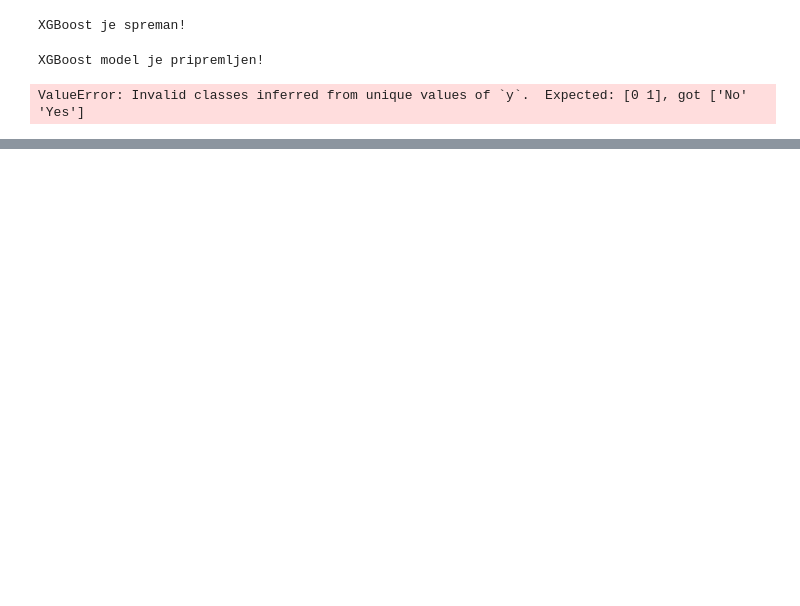
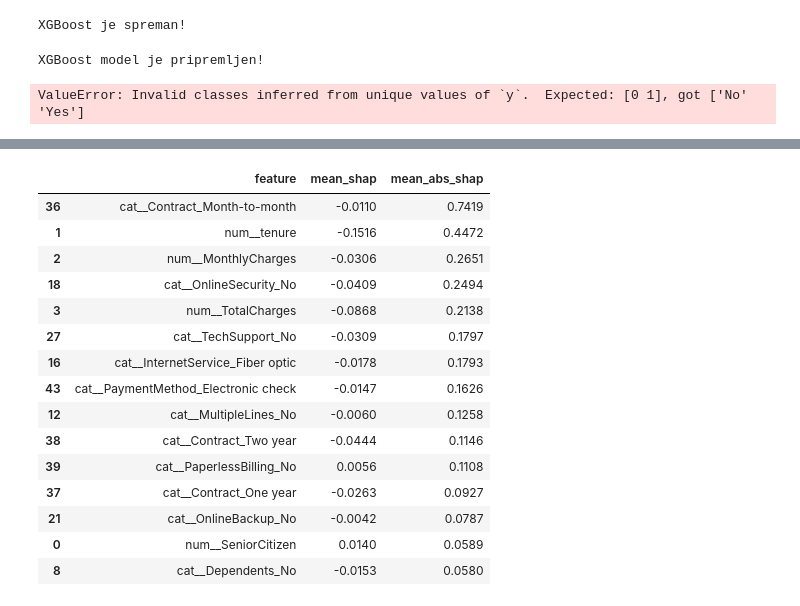
Before and after one commit to irhadTTT/RetentionIQ, a Jupyter notebook: notebooks/01_exploration.ipynb, the cells around one changed output, grey strips where cells are left out. Cells and saved outputs as stored; diff of their text form; code cells hidden in the pictures; blank space fills up the shorter version.

```diff
--- a/notebooks/01_exploration.ipynb
+++ b/notebooks/01_exploration.ipynb
@@ -1065,0 +1427,29 @@ XGBoost: XGBClassifier(base_score=None, booster=None, callbacks=None,
+# %%
+import pandas as pd
+import numpy as np
+
+# Prosječan SHAP doprinos po karakteristici
+shap_direction = pd.DataFrame({
+    "feature": feature_names,
+    "mean_shap": np.array(shap_values).mean(axis=0),
+    "mean_abs_shap": np.abs(shap_values).mean(axis=0)
+}).sort_values("mean_abs_shap", ascending=False)
+
+display(shap_direction.head(15).round(4))
+# %% [output]
+|  | feature | mean_shap | mean_abs_shap |
+| 36 | cat__Contract_Month-to-month | -0.0110 | 0.7419 |
+| 1 | num__tenure | -0.1516 | 0.4472 |
+| 2 | num__MonthlyCharges | -0.0306 | 0.2651 |
+| 18 | cat__OnlineSecurity_No | -0.0409 | 0.2494 |
+| 3 | num__TotalCharges | -0.0868 | 0.2138 |
+| 27 | cat__TechSupport_No | -0.0309 | 0.1797 |
+| 16 | cat__InternetService_Fiber optic | -0.0178 | 0.1793 |
+| 43 | cat__PaymentMethod_Electronic check | -0.0147 | 0.1626 |
+| 12 | cat__MultipleLines_No | -0.0060 | 0.1258 |
+| 38 | cat__Contract_Two year | -0.0444 | 0.1146 |
+| 39 | cat__PaperlessBilling_No | 0.0056 | 0.1108 |
+| 37 | cat__Contract_One year | -0.0263 | 0.0927 |
+| 21 | cat__OnlineBackup_No | -0.0042 | 0.0787 |
+| 0 | num__SeniorCitizen | 0.0140 | 0.0589 |
+| 8 | cat__Dependents_No | -0.0153 | 0.0580 |
```
Also changed, not shown: parts of 90 cells of this notebook, 6 other files.
